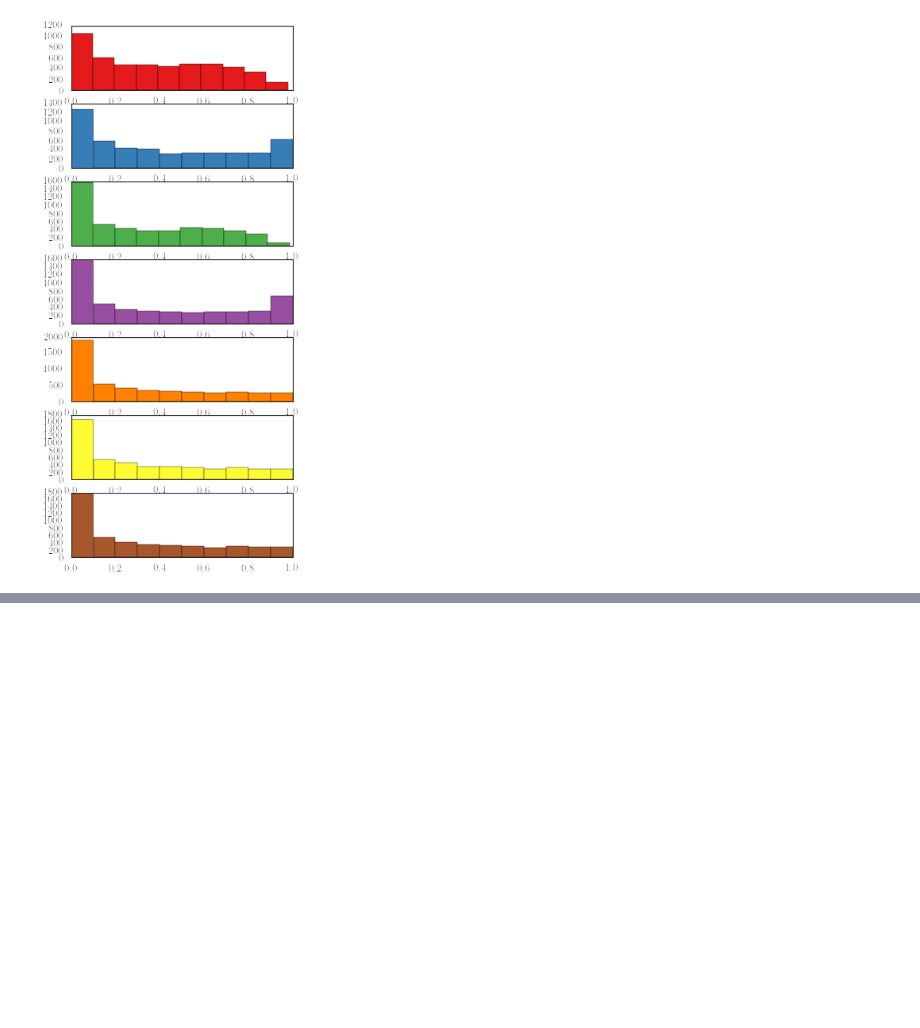
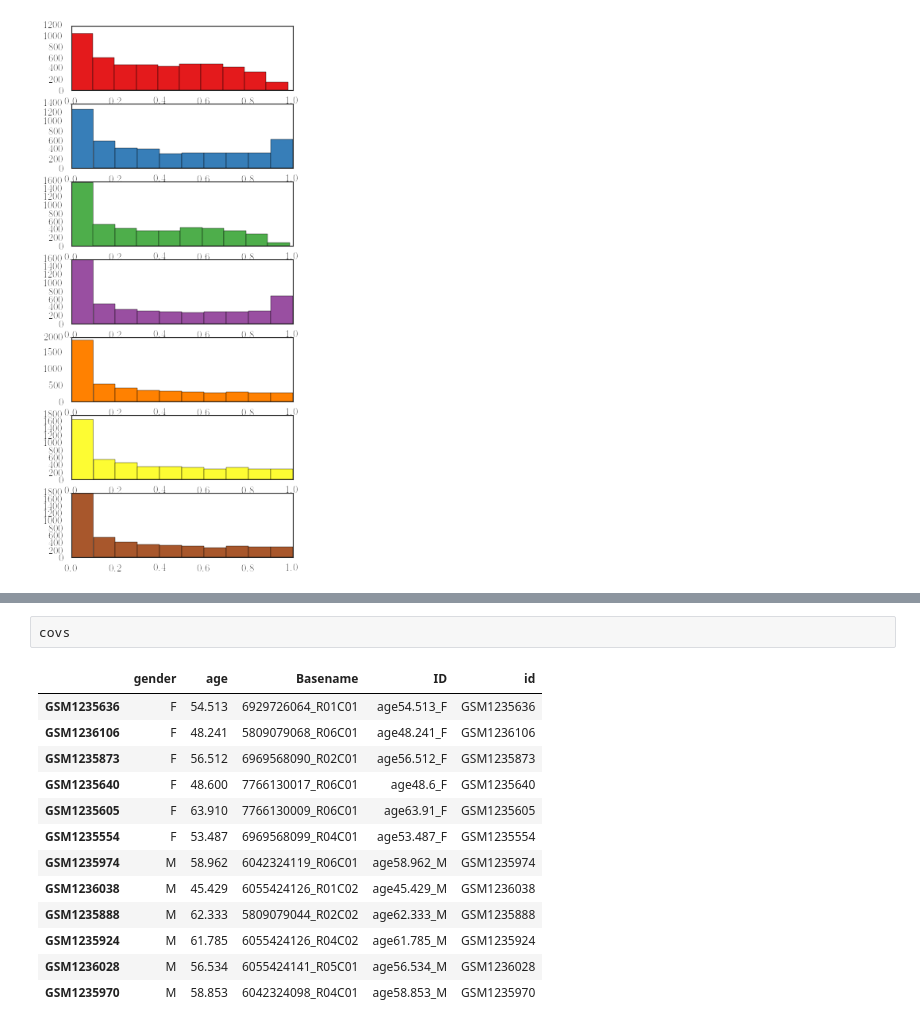
Before and after one commit to brentp/crystal, a Jupyter notebook: notebooks/crystal-methods-evaluation.ipynb, the cells around one changed output, grey strips where cells are left out. Drawn from its saved outputs; the diff is of its cells as text; blank space fills up the shorter version.

```diff
--- a/notebooks/crystal-methods-evaluation.ipynb
+++ b/notebooks/crystal-methods-evaluation.ipynb
@@ -267,0 +338,16 @@ _ = plot_alphas(oresults)
+# %%
+covs
+# %% [output]
+|  | gender | age | Basename | ID | id |
+| GSM1235636 | F | 54.513 | 6929726064_R01C01 | age54.513_F | GSM1235636 |
+| GSM1236106 | F | 48.241 | 5809079068_R06C01 | age48.241_F | GSM1236106 |
+| GSM1235873 | F | 56.512 | 6969568090_R02C01 | age56.512_F | GSM1235873 |
+| GSM1235640 | F | 48.600 | 7766130017_R06C01 | age48.6_F | GSM1235640 |
+| GSM1235605 | F | 63.910 | 7766130009_R06C01 | age63.91_F | GSM1235605 |
+| GSM1235554 | F | 53.487 | 6969568099_R04C01 | age53.487_F | GSM1235554 |
+| GSM1235974 | M | 58.962 | 6042324119_R06C01 | age58.962_M | GSM1235974 |
+| GSM1236038 | M | 45.429 | 6055424126_R01C02 | age45.429_M | GSM1236038 |
+| GSM1235888 | M | 62.333 | 5809079044_R02C02 | age62.333_M | GSM1235888 |
+| GSM1235924 | M | 61.785 | 6055424126_R04C02 | age61.785_M | GSM1235924 |
+| GSM1236028 | M | 56.534 | 6055424141_R05C01 | age56.534_M | GSM1236028 |
+| GSM1235970 | M | 58.853 | 6042324098_R04C01 | age58.853_M | GSM1235970 |
```
Also changed, not shown: parts of 13 cells of this notebook, 1 other file.
